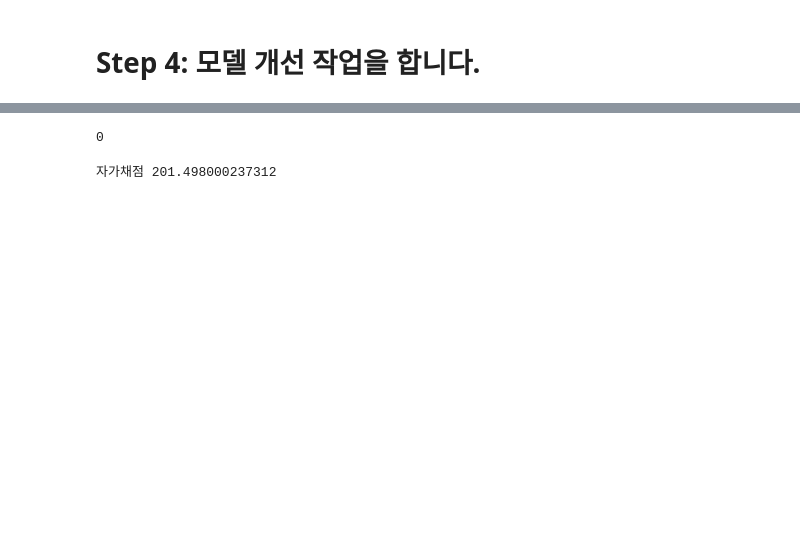
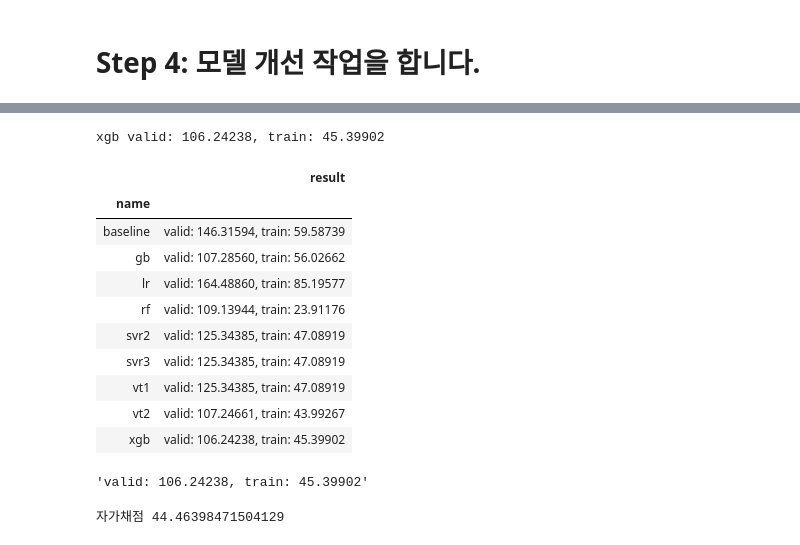
Before and after one commit to sunkusun9/DS_lv3_2410_2, a Jupyter notebook: sec_ds_lv3_prob3_kaggle.ipynb, the cells around one changed output, grey strips where cells are left out. Drawn from its saved outputs; the diff is of its cells as text; code cells hidden in the pictures; blank space fills up the shorter version.

```diff
--- a/sec_ds_lv3_prob3_kaggle.ipynb
+++ b/sec_ds_lv3_prob3_kaggle.ipynb
@@ -191,8 +197,16 @@ def eval_model(name, model):
     Returns: float
         검증 결과(df_valid의 MAE)
     """
-    # TODO-with
-    return 0
+    model.fit(df_train[X_all], df_train['target'])
+
+    result = 'valid: {:.5f}, train: {:.5f}'.format(
+        mean_absolute_error(df_valid['target'], model.predict(df_valid[X_all])),
+        mean_absolute_error(df_train['target'], model.predict(df_train[X_all]))
+    )
+    print(name, result)
+    hist.append(pd.Series([name, result], index=['name', 'result']))
+    display(pd.DataFrame(hist).groupby('name').last())
+    return result
 
 # Step 3: 모델 선택 루틴
 def select_model(model):
@@ -206,8 +220,10 @@ def select_model(model):
     Returns: 1차원 np.ndarray
         예측 결과
     """
-    # TODO-with
-    return np.ones(len(df_prob6_test)) * df_prob6_train['target'].mean() # 지금은 모든 예측 값이 평균이 반환되도록 했습니다.
+    model.fit(df_prob6_train[X_all], df_prob6_train['target'])
+    prd = model.predict(df_prob6_test[X_all])
+    pd.DataFrame({'DateHour': df_prob6_test['DateHour'], 'TotalHour': prd}).to_csv('answer6.csv', index=None)
+    return prd
 # %% [markdown]
 # Step 2: Baseline 모델을 만듭니다.
 
@@ -340,28 +401,40 @@ print("자가채점", mean_absolute_error(s_kaggle_ans, prd))
-# %%
-# XGB: XGBoost
-
-import xgboost as xgb
-
-X_xgb = "15분, 30분, 45분, 60분, DayName, Hour, AM, Weekend_yn, Holiday_yn, Avg, TotalHour, 생산량, 기온, 풍속, 습도, 강수량, 전기요금(계절), 공장인원, 인건비"
-X_xgb = [i.strip() for i in X_xgb.split(',')]
-
-ct = ColumnTransformer([
-    ('pt', 'passthrough', X_xgb)
-])
-# n_estimators=?, learning_rate=?, max_depth=? 을 튜닝해봅니다.
-reg_xgb = make_pipeline(
-    ct,
-    xgb.XGBRegressor(random_state=123)
-)
-eval_model('xgb', reg_xgb)
-# %% [output]
-0
+# %%
+# XGB: XGBoost
+
+import xgboost as xgb
+
+X_xgb = "15분, 30분, 45분, 60분, DayName, Hour, AM, Weekend_yn, Holiday_yn, Avg, TotalHour, 생산량, 기온, 풍속, 습도, 강수량, 전기요금(계절), 공장인원, 인건비"
+X_xgb = [i.strip() for i in X_xgb.split(',')]
+
+ct = ColumnTransformer([
+    ('pt', 'passthrough', X_xgb)
+])
+# n_estimators=?, learning_rate=?, max_depth=? 을 튜닝해봅니다. GradientBoostingRegressor와 유사합니다.
+reg_xgb = make_pipeline(
+    ct,
+    xgb.XGBRegressor(random_state=123, n_estimators=1000, learning_rate=0.01, max_depth=6)
+)
+eval_model('xgb', reg_xgb)
+# %% [output]
+xgb valid: 106.24238, train: 45.39902
+|  | result |
+| name |  |
+| baseline | valid: 146.31594, train: 59.58739 |
+| gb | valid: 107.28560, train: 56.02662 |
+| lr | valid: 164.48860, train: 85.19577 |
+| rf | valid: 109.13944, train: 23.91176 |
+| svr2 | valid: 125.34385, train: 47.08919 |
+| svr3 | valid: 125.34385, train: 47.08919 |
+| vt1 | valid: 125.34385, train: 47.08919 |
+| vt2 | valid: 107.24661, train: 43.99267 |
+| xgb | valid: 106.24238, train: 45.39902 |
+'valid: 106.24238, train: 45.39902'
 # %%
 prd = select_model(reg_xgb)
 # 자가 채점
 print("자가채점", mean_absolute_error(s_kaggle_ans, prd))
 # %% [output]
-자가채점 201.498000237312
+자가채점 44.46398471504129
 # %%
 # RF: Random Forest
 
```
Also changed, not shown: parts of 16 cells of this notebook.
